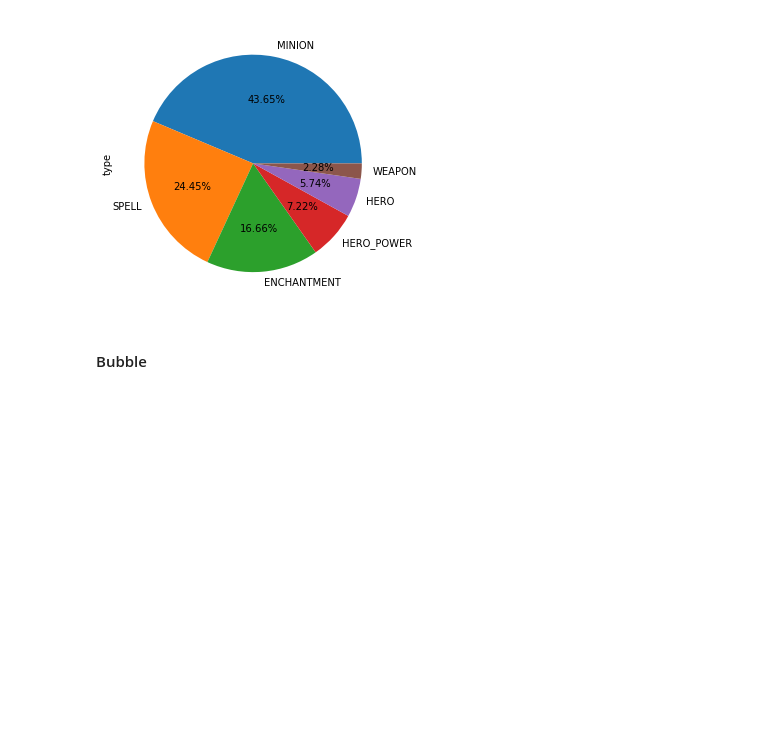
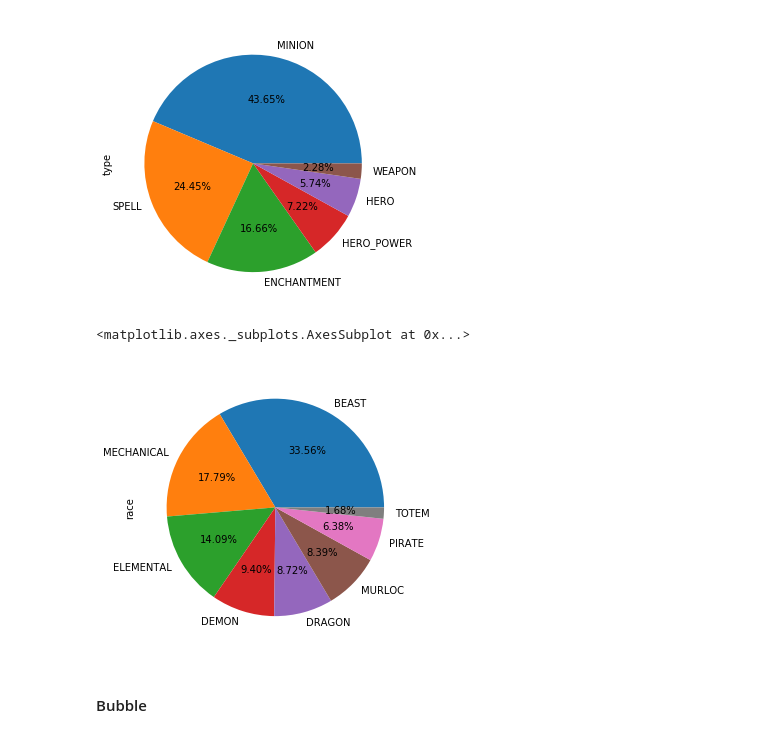
Before and after one commit to xdot2012/hearthstone_card_prediction, a Jupyter notebook: DataScience/Main.ipynb, the cells around one changed output. Saved outputs shown, nothing was run; the diff lists cells and outputs as text; code cells hidden in the pictures; blank space fills up the shorter version.

```diff
--- a/DataScience/Main.ipynb
+++ b/DataScience/Main.ipynb
@@ -165,7 +149,7 @@ filter_standard = decks['deck_format'] == 'S'
 
 filter_mage_standard_decks = filter_standard & filter_mage_decks
 filter_mage_wild_decks = filter_wild & filter_mage_decks
-filter_priest_standard_decks = filter_standard rating& filter_priest_decks
+filter_priest_standard_decks = filter_standard & filter_priest_decks
 filter_priest_wild_decks = filter_wild & filter_priest_decks
 filter_paladin_standard_decks = filter_standard & filter_paladin_decks
 filter_paladin_wild_decks = filter_wild & filter_paladin_decks
@@ -193,8 +177,18 @@ filter_weapon = card_info['type'] == 'WEAPON'
 monster_cards = card_info[filter_monster_cards]
 spell_cards = card_info[filter_monster_cards]
 enchantment_cards = card_info[filter_enchantment_cards]
-hero_power_cards = card_info[filter_hero_power]rating
+hero_power_cards = card_info[filter_hero_power]
 hero_cards = card_info[filter_hero]
 weapon_cards = card_info[filter_weapon]
 
 monster_cards = monster_cards.dropna(subset=['collectible'])
+monster_cards_race = monster_cards['race'].value_counts()
+
+filter_beast_monsters = monster_cards['race'] == 'BEAST'
+filter_mechanical_monsters = monster_cards['race'] == 'MECHANICAL'
+filter_demon_monsters = monster_cards['race'] == 'DEMON'
+filter_dragon_monsters = monster_cards['race'] == 'DRAGON'
+filter_elemental_monsters = monster_cards['race'] == 'ELEMENTAL'
+filter_murloc_monsters = monster_cards['race'] == 'MURLOC'
+filter_pirate_monsters = monster_cards['race'] == 'PIRATE'
+filter_totem_monsters = monster_cards['race'] == 'TOTEM'
@@ -373,6 +277,11 @@ card_types_count.plot.pie(autopct='%.2f%%', figsize=(5,5))
 # %% [output]
 <matplotlib.axes._subplots.AxesSubplot at 0x...>
 [figure]
+# %%
+monster_cards_race.plot.pie(autopct='%.2f%%', figsize=(5,5))
+# %% [output]
+<matplotlib.axes._subplots.AxesSubplot at 0x...>
+[figure, added]
 # %% [markdown]
 <h4>Bubble</h4>
 # %%
```
Also changed, not shown: parts of 19 cells of this notebook.
